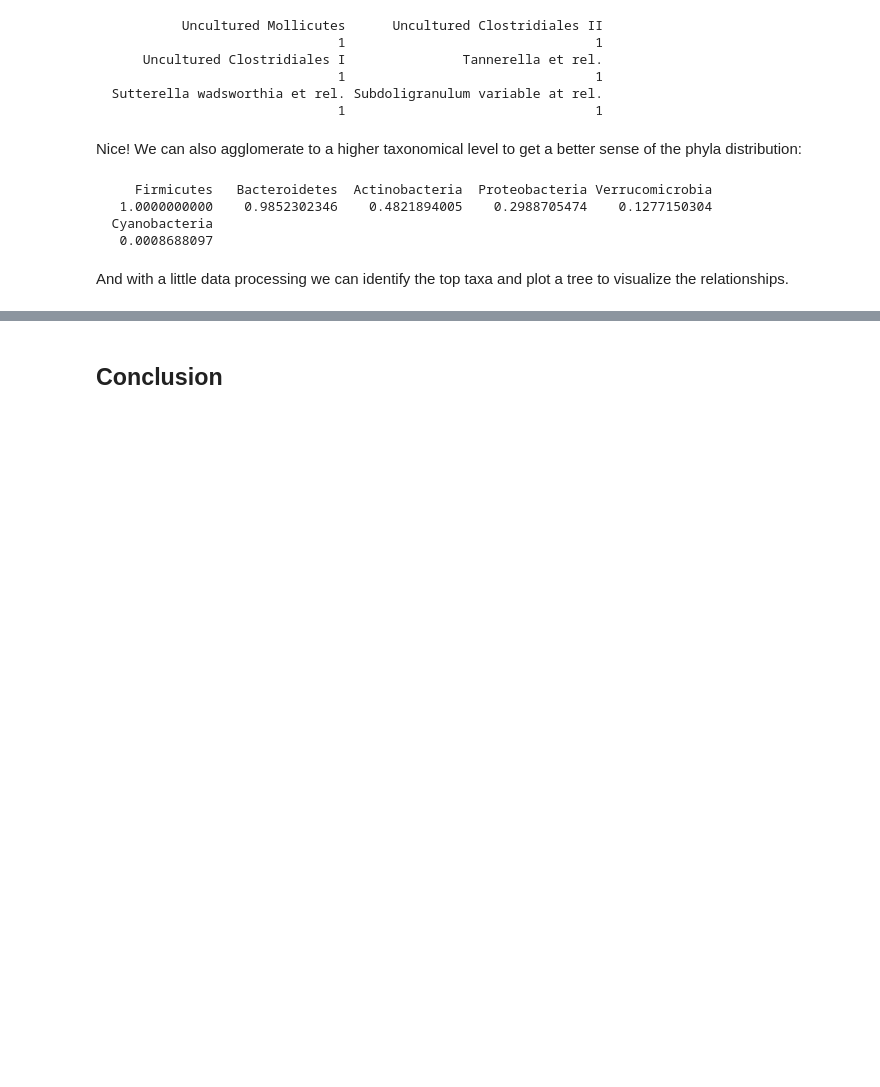
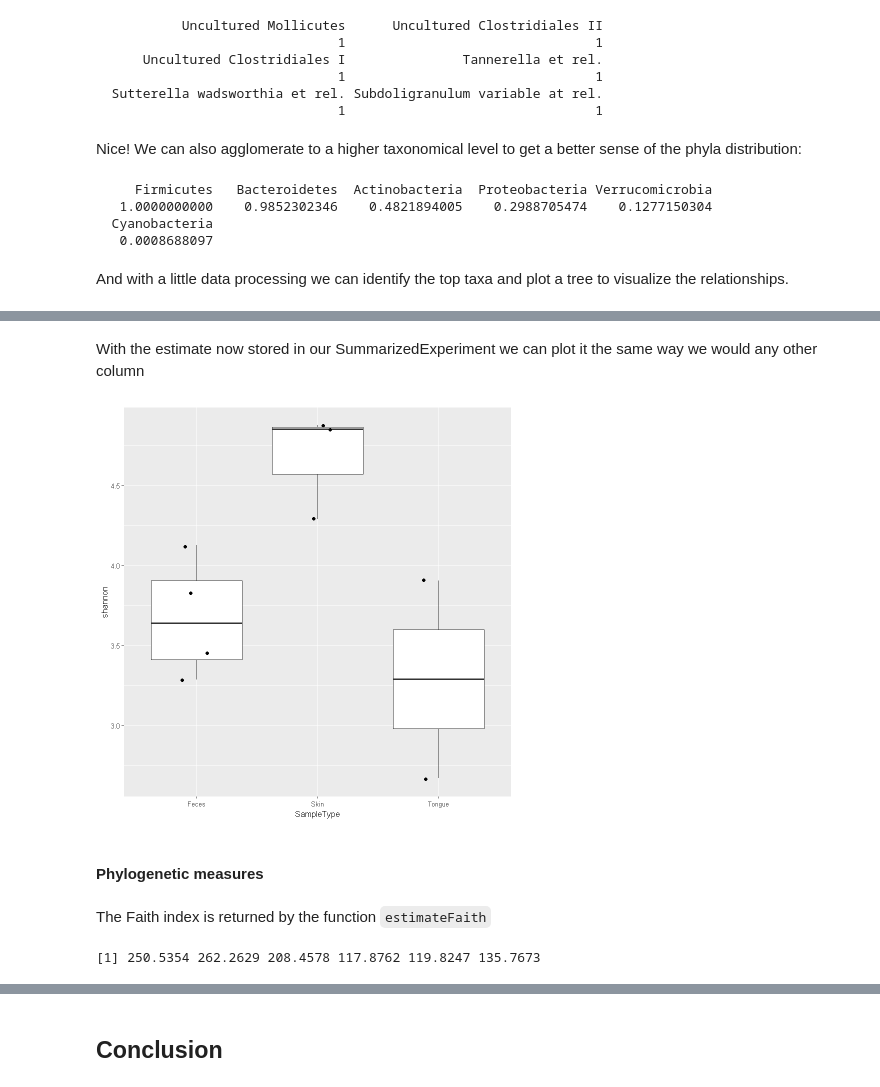
Before and after one commit to lucaspatel/med-263-final, a Jupyter notebook: Microbiome.ipynb, the cells around one changed output, grey strips where cells are left out. Drawn from its saved outputs; the diff is of its cells as text; code cells hidden in the pictures; blank space fills up the shorter version.

Commit message:
Added Diversity Analysis, and Conclusion Sections

```diff
--- a/Microbiome.ipynb
+++ b/Microbiome.ipynb
@@ -338,0 +355,2 @@ Warning message in toTree(td):
+# %%
+tse <- GlobalPatterns
@@ -338,0 +361,6 @@ Warning message in toTree(td):
+# %%
+tse <- mia::estimateDiversity(tse,
+                              abund_values = "counts",
+                              index = "shannon",
+                              name = "shannon")
+head(colData(tse)$shannon)
@@ -338,0 +390,32 @@ Warning message in toTree(td):
+# %% [markdown]
+With the estimate now stored in our SummarizedExperiment we can plot it the same way we would any other column
+# %%
+library(ggplot2)
+library(patchwork)
+
+# Subsets the data. Takes only those samples that are from feces, skin, or tongue,
+# and creates data frame from the collected data
+df <- as.data.frame(colData(tse)[colData(tse)$SampleType %in%
+                                  c("Feces", "Skin", "Tongue"), ])
+
+# Changes old levels with new levels
+df$SampleType <- factor(df$SampleType)
+
+ggplot(df, aes(x = SampleType, y = shannon)) +
+  # Outliers are removed, because otherwise each data point would be plotted twice;
+  # as an outlier of boxplot and as a point of dotplot.
+  geom_boxplot(outlier.shape = NA) +
+  geom_jitter(width = 0.2) +
+  theme(text = element_text(size = 10))
+# %% [output]
+[figure, added]
+# %% [markdown]
+#### Phylogenetic measures
+# %% [markdown]
+The Faith index is returned by the function `estimateFaith`
+# %%
+tse <- mia::estimateFaith(tse,name='faith',
+                          abund_values = "counts")
+head(colData(tse)$faith)
+# %% [output]
+[1] 250.5354 262.2629 208.4578 117.8762 119.8247 135.7673
```
Also changed, not shown: parts of 28 cells of this notebook.
